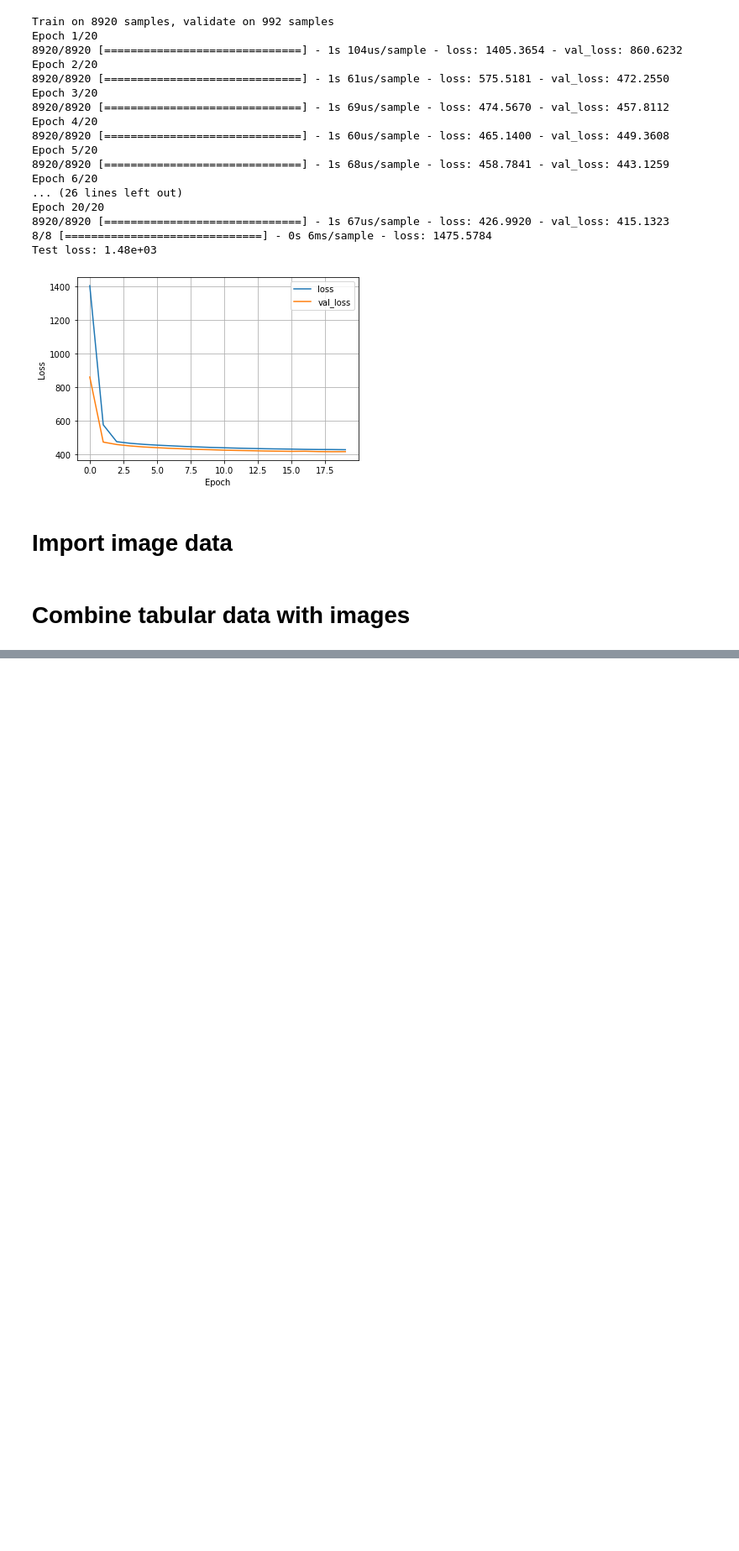
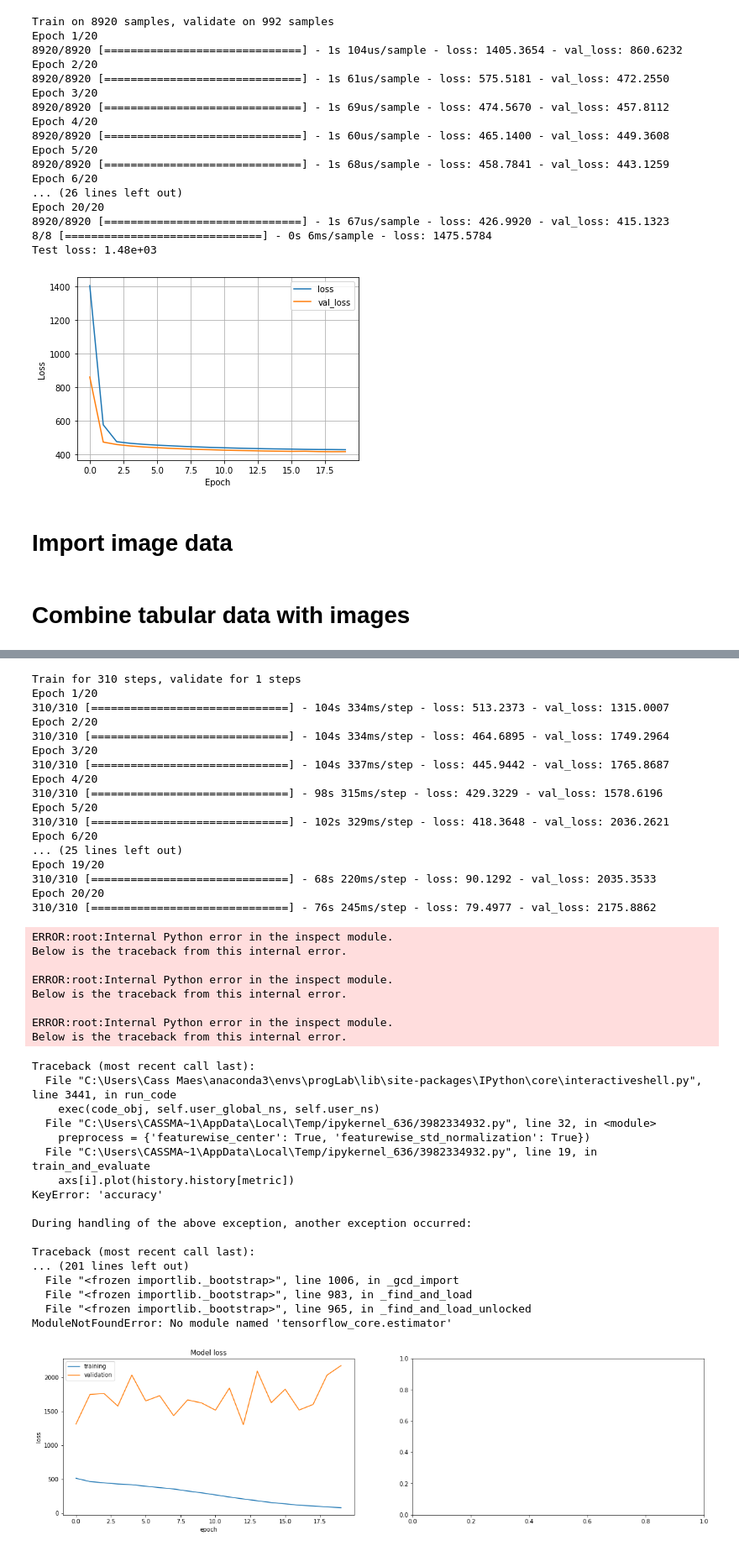
Before and after one commit to ilsefeenstra/CassBenteDemiIlse, a Jupyter notebook: Import_data.ipynb, the cells around one changed output, grey strips where cells are left out. Shown at 84% size. Drawn from its saved outputs; the diff is of its cells as text; code cells hidden in the pictures; blank space fills up the shorter version.

```diff
--- a/Import_data.ipynb
+++ b/Import_data.ipynb
@@ -331,0 +317,34 @@ ModuleNotFoundError: No module named 'tensorflow_core.estimator'
+# %%
+from tensorflow.keras import layers, models, preprocessing
+
+def train_and_evaluate(model, train_x, train_y, val_x, val_y, preprocess={}, epochs=20, augment={}):
+
+#     model.compile(loss='categorical_crossentropy', optimizer='adam', metrics=['accuracy'])
+
+    train_gen = preprocessing.image.ImageDataGenerator(**preprocess, **augment)
+    train_gen.fit(train_x)
+
+    val_gen = preprocessing.image.ImageDataGenerator(**preprocess)
+    val_gen.fit(train_x)
+
+    history = model.fit(train_gen.flow(train_x, train_y), epochs=epochs,
+                        validation_data=val_gen.flow(val_x, val_y))
+
+    fig, axs = plt.subplots(1,2,figsize=(20,5))
+
+    for i, metric in enumerate(['loss', 'accuracy']):
+        axs[i].plot(history.history[metric])
+        axs[i].plot(history.history['val_'+metric])
+        axs[i].legend(['training', 'validation'], loc='best')
+
+        axs[i].set_title('Model '+metric)
+        axs[i].set_ylabel(metric)
+        axs[i].set_xlabel('epoch')
+
+    plt.show()
+
+    print(f"Validation Accuracy: {model.evaluate(val_gen.flow(val_x, val_y))[1]}")
+
+train_and_evaluate(image_NN, train_imgs_array, y_train_image, test_imgs_array, y_test_image,
+                  preprocess = {'featurewise_center': True, 'featurewise_std_normalization': True})
+# %% [output]
@@ -331,0 +367,43 @@ ModuleNotFoundError: No module named 'tensorflow_core.estimator'
+Train for 310 steps, validate for 1 steps
+Epoch 1/20
+310/310 [==============================] - 104s 334ms/step - loss: 513.2373 - val_loss: 1315.0007
+Epoch 2/20
+310/310 [==============================] - 104s 334ms/step - loss: 464.6895 - val_loss: 1749.2964
+Epoch 3/20
+310/310 [==============================] - 104s 337ms/step - loss: 445.9442 - val_loss: 1765.8687
+Epoch 4/20
+310/310 [==============================] - 98s 315ms/step - loss: 429.3229 - val_loss: 1578.6196
+Epoch 5/20
+310/310 [==============================] - 102s 329ms/step - loss: 418.3648 - val_loss: 2036.2621
+Epoch 6/20
+... (25 lines left out)
+Epoch 19/20
+310/310 [==============================] - 68s 220ms/step - loss: 90.1292 - val_loss: 2035.3533
+Epoch 20/20
+310/310 [==============================] - 76s 245ms/step - loss: 79.4977 - val_loss: 2175.8862
+ERROR:root:Internal Python error in the inspect module.
+Below is the traceback from this internal error.
+
+ERROR:root:Internal Python error in the inspect module.
+Below is the traceback from this internal error.
+
+ERROR:root:Internal Python error in the inspect module.
+Below is the traceback from this internal error.
+Traceback (most recent call last):
+  File "C:\Users\Cass Maes\anaconda3\envs\progLab\lib\site-packages\IPython\core\interactiveshell.py", line 3441, in run_code
+    exec(code_obj, self.user_global_ns, self.user_ns)
+  File "C:\Users\CASSMA~1\AppData\Local\Temp/ipykernel_636/3982334932.py", line 32, in <module>
+    preprocess = {'featurewise_center': True, 'featurewise_std_normalization': True})
+  File "C:\Users\CASSMA~1\AppData\Local\Temp/ipykernel_636/3982334932.py", line 19, in train_and_evaluate
+    axs[i].plot(history.history[metric])
+KeyError: 'accuracy'
+
+During handling of the above exception, another exception occurred:
+
+Traceback (most recent call last):
+... (201 lines left out)
+  File "<frozen importlib._bootstrap>", line 1006, in _gcd_import
+  File "<frozen importlib._bootstrap>", line 983, in _find_and_load
+  File "<frozen importlib._bootstrap>", line 965, in _find_and_load_unlocked
+ModuleNotFoundError: No module named 'tensorflow_core.estimator'
+[figure, added]
```
Also changed, not shown: parts of 16 cells of this notebook.
